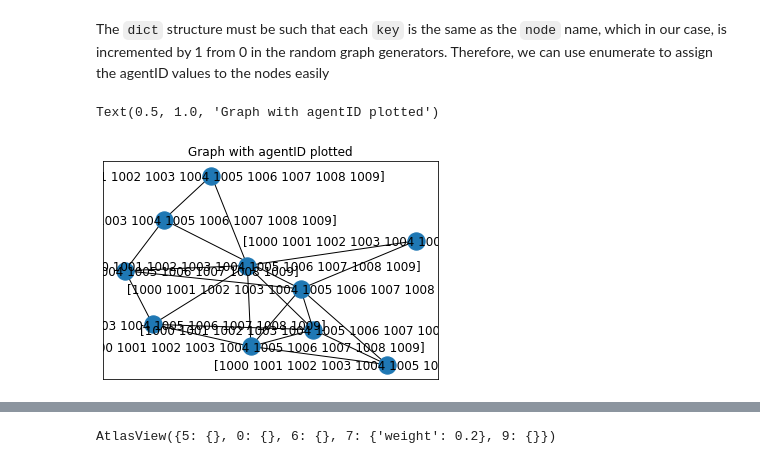
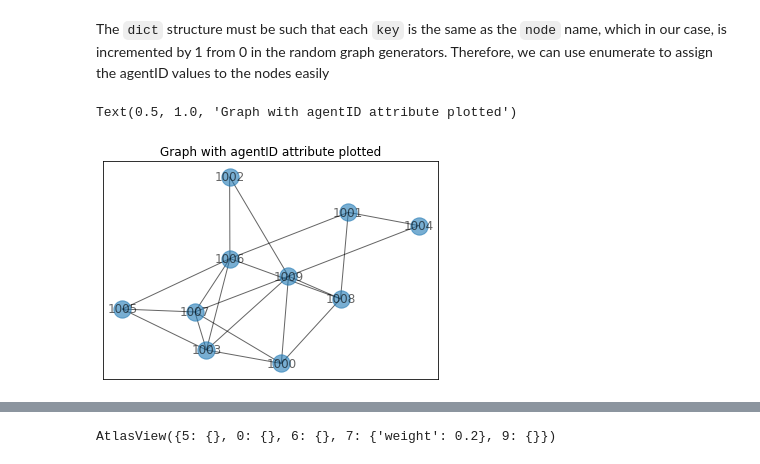
Before and after one commit to hollybossart/networkX_tutorial, a Jupyter notebook: networkX_tutorial.ipynb, the cells around one changed output, grey strips where cells are left out. Cells and saved outputs as stored; diff of their text form; code cells hidden in the pictures.

Commit message:
finished networkX

```diff
--- a/networkX_tutorial.ipynb
+++ b/networkX_tutorial.ipynb
@@ -317,8 +317,8 @@ Text(0.5, 1.0, 'Copy of graph with no attributes')
 # %%
 # setting up node attributes but they need to be in dict form
 agent_ids = np.arange(1000,1010)
-agent_ids = dict(enumerate(agent_ids))
-agent_ids
+agent_id_dict = dict(enumerate(agent_ids))
+agent_id_dict
 # %% [output]
 {0: 1000,
  1: 1001,
@@ -334,13 +334,13 @@ agent_ids
 The `dict` structure must be such that each `key` is the same as the `node` name, which in our case, is incremented by 1 from 0 in the random graph generators. Therefore, we can use enumerate to assign the agentID values to the nodes easily
 # %%
 # setting node attributes
-nx.set_node_attributes(H, agent_id)
+nx.set_node_attributes(H, agent_id_dict, 'agentID')
 
 # showing graph with agentID attribute for the nodes
 # see below for an explanation
 labels = nx.get_node_attributes(H, 'agentID')
-nx.draw_networkx(H, labels = labels)
-plt.title('Graph with agentID plotted')
+nx.draw_networkx(H, labels = labels, alpha=0.6)
+plt.title('Graph with agentID attribute plotted')
 # %% [output]
-Text(0.5, 1.0, 'Graph with agentID plotted')
+Text(0.5, 1.0, 'Graph with agentID attribute plotted')
-[figure, old version]
+[figure, new version]
```
Also changed, not shown: parts of 22 cells of this notebook.
